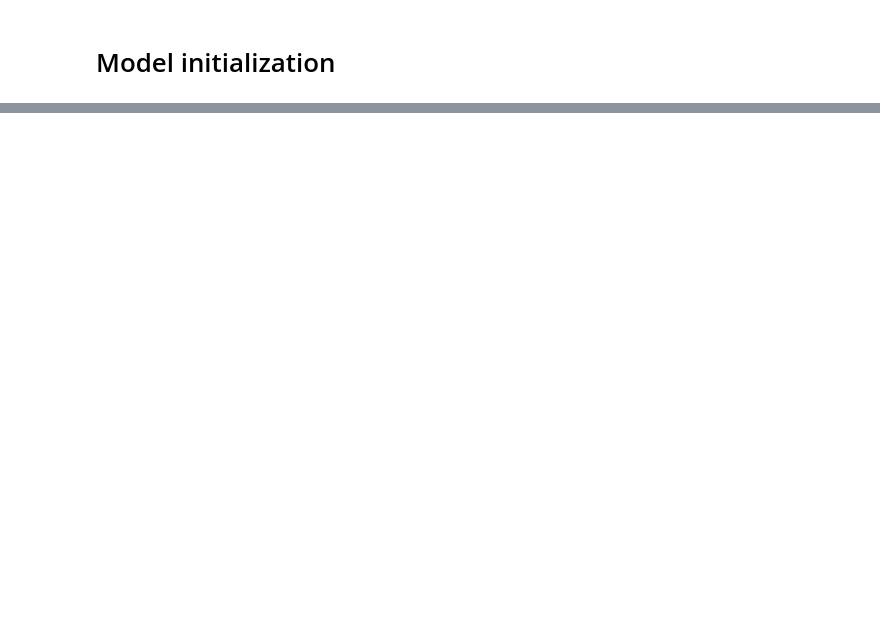
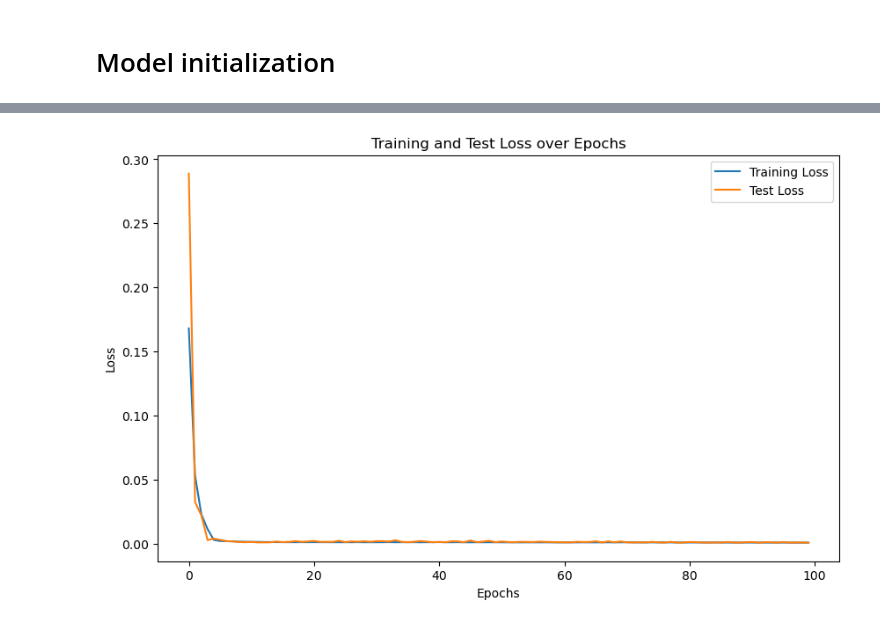
Before and after one commit to gitsouderos/Thesis, a Jupyter notebook: LSTM/LSTM_pipeline.ipynb, the cells around one changed output, grey strips where cells are left out. Drawn from its saved outputs; the diff is of its cells as text; code cells hidden in the pictures; blank space fills up the shorter version.

```diff
--- a/LSTM/LSTM_pipeline.ipynb
+++ b/LSTM/LSTM_pipeline.ipynb
@@ -97,22 +204,40 @@ criterion = nn.MSELoss()
 optimizer = torch.optim.Adam(model.parameters(), lr=1e-4)
 # %%
 epochs = 100
+per_epoch_train_losses = []
+per_epoch_test_losses = []
 for epoch in range(epochs):
     model.train()
+    training_loss = []
     for inputs, targets in train_loader:
         optimizer.zero_grad()
         outputs = model(inputs)
         loss = criterion(outputs.squeeze(), targets)
+        training_loss.append(loss.item())
         loss.backward()
         optimizer.step()
-    print(f"Epoch {epoch+1}/{epochs}, Loss: {loss.item()}")
-
-# Test the model
-model.eval()
-predictions, actuals = [], []
-with torch.no_grad():
-    for inputs, targets in test_loader:
-        outputs = model(inputs)
-        predictions.extend(outputs.squeeze().numpy())
-        actuals.extend(targets.numpy())
+        # Test the model
+    model.eval()
+    predictions, actuals, test_losses = [], [], []
+    with torch.no_grad():
+        for inputs, targets in test_loader:
+            outputs = model(inputs)
+            predictions.extend(outputs.squeeze().numpy())
+            actuals.extend(targets.numpy())
+    # Calculate loss
+            test_loss = criterion(torch.tensor(predictions), torch.tensor(actuals))
+            test_losses.append(test_loss.item())
+    avg_train_loss = sum(training_loss) / len(training_loss)
+    avg_test_loss = sum(test_losses) / len(test_losses)
+    per_epoch_train_losses.append(avg_train_loss)
+    per_epoch_test_losses.append(avg_test_loss)
+    print(f"Epoch {epoch+1}/{epochs}, Training Loss: {avg_train_loss}, Eval Loss : {avg_test_loss}")
+plt.figure(figsize=(10, 6))
+plt.plot(per_epoch_train_losses, label='Training Loss')
+plt.plot(per_epoch_test_losses, label='Test Loss')
+plt.xlabel('Epochs')
+plt.ylabel('Loss')
+plt.title('Training and Test Loss over Epochs')
+plt.legend()
+plt.show()
 # %% [output]
@@ -136,3 +261,4 @@ Epoch 100/100, Loss: 0.0008550460916012526
+[figure, added]
 # %%
 plt.figure(figsize=(10, 6))
 plt.plot(actuals, label='Actual Prices', marker='o')
```
Also changed, not shown: parts of 4 cells of this notebook, 58 other files.
